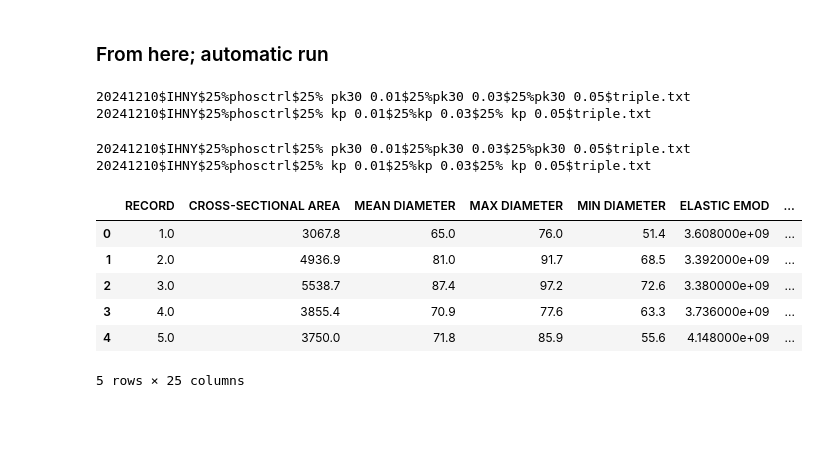
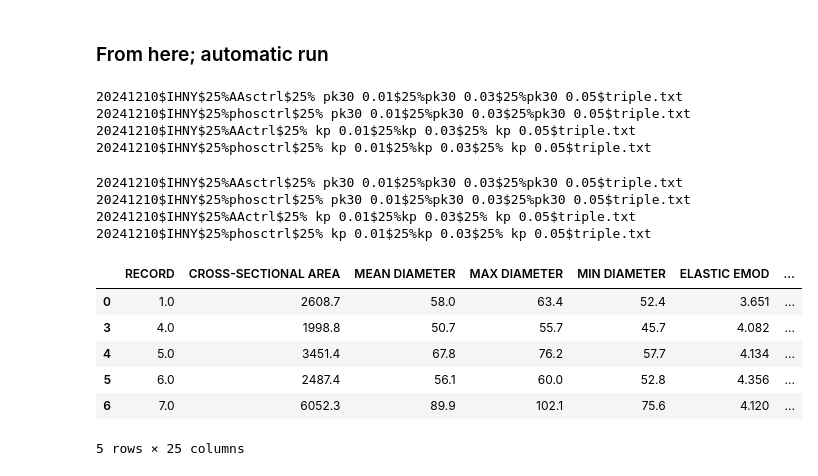
Before and after one commit to michael1788/krap, a Jupyter notebook: notebooks_2/Z01_v1.4_MASTER(triple).ipynb, the cells around one changed output. Cells and saved outputs as stored; diff of their text form; code cells hidden in the pictures; blank space fills up the shorter version.

```diff
--- a/notebooks_2/Z01_v1.4_MASTER(triple).ipynb
+++ b/notebooks_2/Z01_v1.4_MASTER(triple).ipynb
@@ -19,5 +18,10 @@ MODE = "triple"
 # %% [markdown]
 ### From here; automatic run
+# %%
+root = f"/Users/michaelmoret/Library/CloudStorage/GoogleDrive-michael@externa.bio/.shortcut-targets-by-id/1BdUNsBjDh5Gee_76jCiKB1C_CwG0ercP/{pathfile}"
+
+MODE = "triple"
+min_break_extension=40
 # %%
 if not root.endswith("/"):
     root += "/"
@@ -29,13 +33,18 @@ for file in os.listdir(root):
     if file.endswith(".txt"):
         print(file)
 # %% [output]
+20241210$IHNY$25%AAsctrl$25% pk30 0.01$25%pk30 0.03$25%pk30 0.05$triple.txt
 20241210$IHNY$25%phosctrl$25% pk30 0.01$25%pk30 0.03$25%pk30 0.05$triple.txt
+20241210$IHNY$25%AActrl$25% kp 0.01$25%kp 0.03$25% kp 0.05$triple.txt
 20241210$IHNY$25%phosctrl$25% kp 0.01$25%kp 0.03$25% kp 0.05$triple.txt
 # %%
 savepath = f"{root}plots/"
 os.makedirs(savepath, exist_ok=True)
 # %%
 all_dfs = []
+# we add a prefix to name, so if two experiments have the same name in two files
+# that are plotted together, they don't get merge because of the same name
+prefix = "A"
 for file in os.listdir(root):
     if file.endswith(".txt"):
         print(file)
@@ -43,39 +52,49 @@ for file in os.listdir(root):
                                        skip=2)
 
         # clean the df
         if MODE in file:
-            df = plotting.clean_single(df)
+            df = plotting.clean_triple(df)
+            assert "triple" in file
         else:
             raise ValueError(f"Not a {MODE} experiment")
 
         splitted_name = file.split(sep_category)
         # get the experiments; i.e. not the date
         # not the single or triple
         splitted_name = splitted_name[2:-1]
         # add the experiment name in the dataframe
         all_names = []
         for entries in splitted_name:
             times_name = entries.split(sep_count)
             _times = int(times_name[0])
             _name = times_name[1]
+            _name = prefix + "_" + _name
             all_names += [_name] * _times
         df["Name"] = all_names
         # remove nan
         df = df.dropna()
+        # remove all the break extension below threshold
+        df = df[df['BREAK EXT'] >= min_break_extension]
+
         all_dfs.append(df)
+
+        # update prefix
+        prefix = chr(ord(prefix) + 1)
 
 # merge df
 df_merged = pd.concat(all_dfs)
 df_merged.head(5)
 # %% [output]
+20241210$IHNY$25%AAsctrl$25% pk30 0.01$25%pk30 0.03$25%pk30 0.05$triple.txt
 20241210$IHNY$25%phosctrl$25% pk30 0.01$25%pk30 0.03$25%pk30 0.05$triple.txt
+20241210$IHNY$25%AActrl$25% kp 0.01$25%kp 0.03$25% kp 0.05$triple.txt
 20241210$IHNY$25%phosctrl$25% kp 0.01$25%kp 0.03$25% kp 0.05$triple.txt
 |  | RECORD | CROSS-SECTIONAL AREA | MEAN DIAMETER | MAX DIAMETER | MIN DIAMETER | ELASTIC EMOD | ... |
-| 0 | 1.0 | 3067.8 | 65.0 | 76.0 | 51.4 | 3.608000e+09 | ... |
-| 1 | 2.0 | 4936.9 | 81.0 | 91.7 | 68.5 | 3.392000e+09 | ... |
-| 2 | 3.0 | 5538.7 | 87.4 | 97.2 | 72.6 | 3.380000e+09 | ... |
-| 3 | 4.0 | 3855.4 | 70.9 | 77.6 | 63.3 | 3.736000e+09 | ... |
-| 4 | 5.0 | 3750.0 | 71.8 | 85.9 | 55.6 | 4.148000e+09 | ... |
+| 0 | 1.0 | 2608.7 | 58.0 | 63.4 | 52.4 | 3.651 | ... |
+| 3 | 4.0 | 1998.8 | 50.7 | 55.7 | 45.7 | 4.082 | ... |
+| 4 | 5.0 | 3451.4 | 67.8 | 76.2 | 57.7 | 4.134 | ... |
+| 5 | 6.0 | 2487.4 | 56.1 | 60.0 | 52.8 | 4.356 | ... |
+| 6 | 7.0 | 6052.3 | 89.9 | 102.1 | 75.6 | 4.120 | ... |
 5 rows × 25 columns
 # %%
 header = 'MEAN DIAMETER'
```
Also changed, not shown: parts of 16 cells of this notebook, 6 other files.
